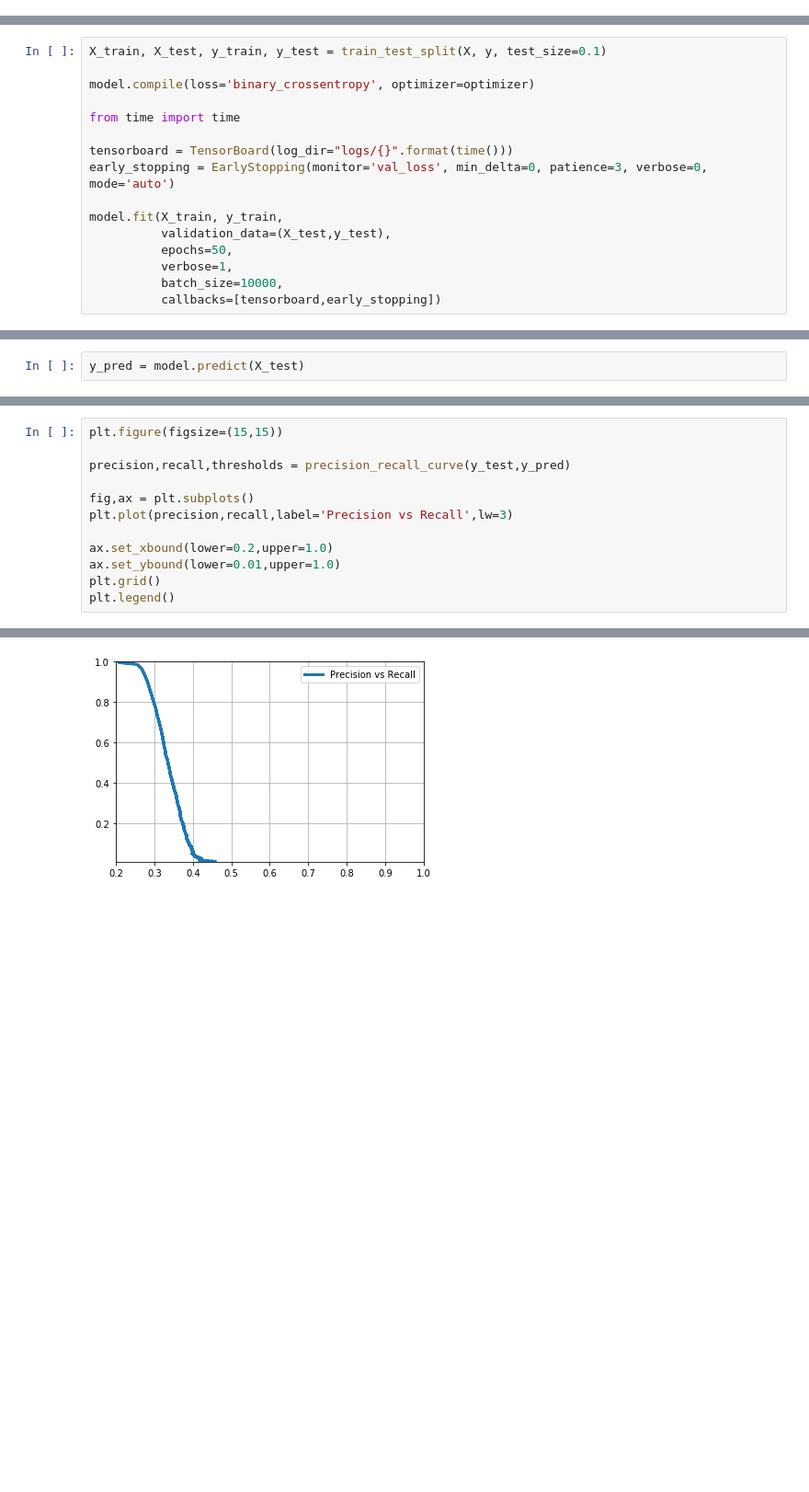
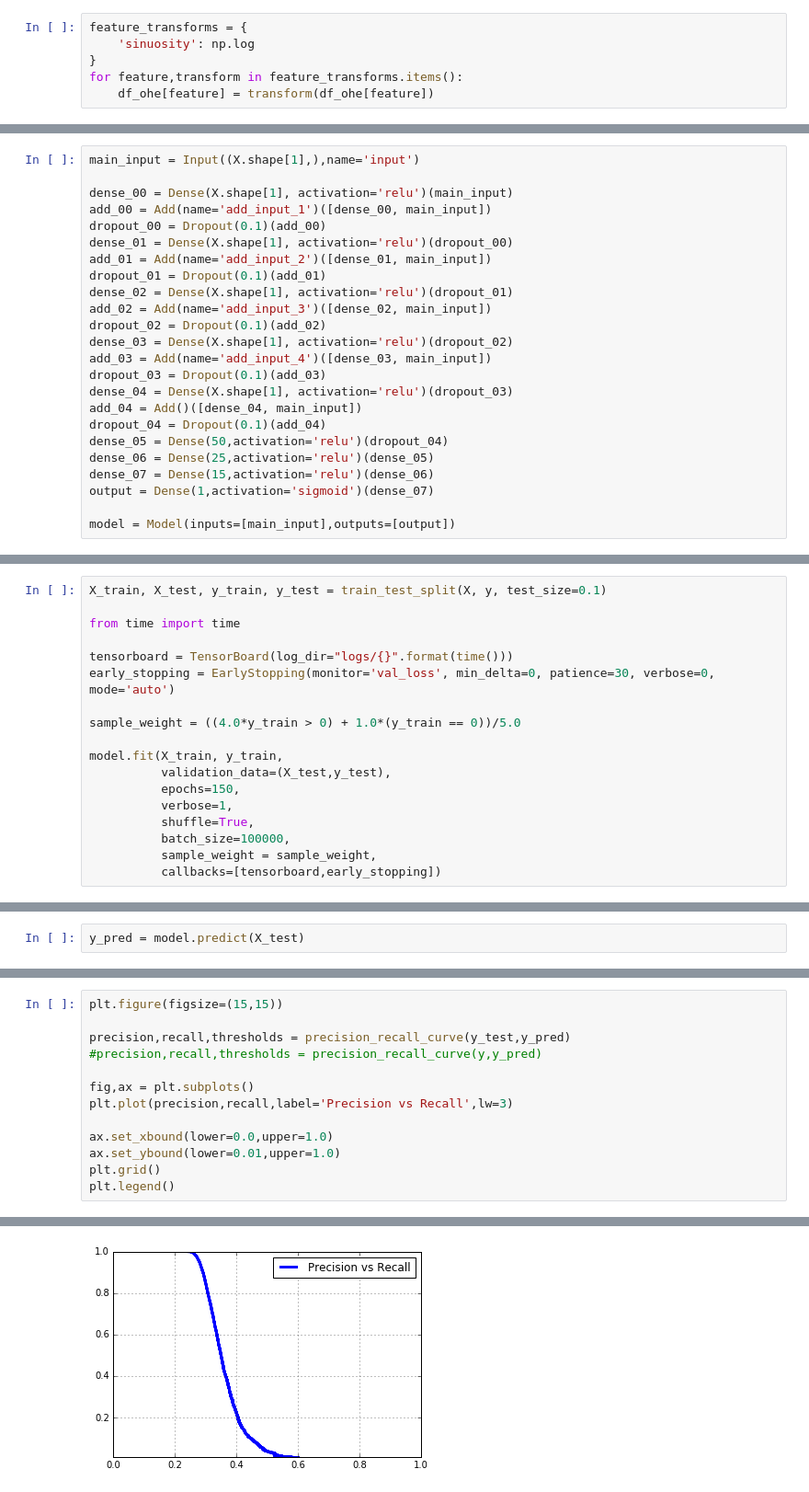
Before and after one commit to dwilson1988/traffic-collisions, a Jupyter notebook: train_model_neural_net.ipynb, the cells around one changed output, grey strips where cells are left out. Shown: that part at 92% size. Drawn from its saved outputs; the diff is of its cells as text; blank space fills up the shorter version.

```diff
--- a/train_model_neural_net.ipynb
+++ b/train_model_neural_net.ipynb
@@ -51,4 +52,10 @@ These are currently:
 * Road Orientation
+# %%
+feature_transforms = {
+    'sinuosity': np.log
+}
+for feature,transform in feature_transforms.items():
+    df_ohe[feature] = transform(df_ohe[feature])
 # %%
 float_feature_names = [
     'accident_counts',
@@ -133,0 +144,24 @@ optimizer = Adam()
+# %%
+main_input = Input((X.shape[1],),name='input')
+
+dense_00 = Dense(X.shape[1], activation='relu')(main_input)
+add_00 = Add(name='add_input_1')([dense_00, main_input])
+dropout_00 = Dropout(0.1)(add_00)
+dense_01 = Dense(X.shape[1], activation='relu')(dropout_00)
+add_01 = Add(name='add_input_2')([dense_01, main_input])
+dropout_01 = Dropout(0.1)(add_01)
+dense_02 = Dense(X.shape[1], activation='relu')(dropout_01)
+add_02 = Add(name='add_input_3')([dense_02, main_input])
+dropout_02 = Dropout(0.1)(add_02)
+dense_03 = Dense(X.shape[1], activation='relu')(dropout_02)
+add_03 = Add(name='add_input_4')([dense_03, main_input])
+dropout_03 = Dropout(0.1)(add_03)
+dense_04 = Dense(X.shape[1], activation='relu')(dropout_03)
+add_04 = Add()([dense_04, main_input])
+dropout_04 = Dropout(0.1)(add_04)
+dense_05 = Dense(50,activation='relu')(dropout_04)
+dense_06 = Dense(25,activation='relu')(dense_05)
+dense_07 = Dense(15,activation='relu')(dense_06)
+output = Dense(1,activation='sigmoid')(dense_07)
+
+model = Model(inputs=[main_input],outputs=[output])
@@ -134,18 +178,20 @@ optimizer = Adam()
 # %%
 X_train, X_test, y_train, y_test = train_test_split(X, y, test_size=0.1)
-
-model.compile(loss='binary_crossentropy', optimizer=optimizer)
 
 from time import time
 
 tensorboard = TensorBoard(log_dir="logs/{}".format(time()))
-early_stopping = EarlyStopping(monitor='val_loss', min_delta=0, patience=3, verbose=0, mode='auto')
+early_stopping = EarlyStopping(monitor='val_loss', min_delta=0, patience=30, verbose=0, mode='auto')
+
+sample_weight = ((4.0*y_train > 0) + 1.0*(y_train == 0))/5.0
 
 model.fit(X_train, y_train,
           validation_data=(X_test,y_test),
-          epochs=50,
+          epochs=150,
           verbose=1,
-          batch_size=10000,
+          shuffle=True,
+          batch_size=100000,
+          sample_weight = sample_weight,
           callbacks=[tensorboard,early_stopping])
 # %% [output]
 Train on 1774046 samples, validate on 197117 samples
@@ -199,19 +256,20 @@ plt.legend()
 # %%
 plt.figure(figsize=(15,15))
 
 precision,recall,thresholds = precision_recall_curve(y_test,y_pred)
+#precision,recall,thresholds = precision_recall_curve(y,y_pred)
 
 fig,ax = plt.subplots()
 plt.plot(precision,recall,label='Precision vs Recall',lw=3)
 
-ax.set_xbound(lower=0.2,upper=1.0)
+ax.set_xbound(lower=0.0,upper=1.0)
 ax.set_ybound(lower=0.01,upper=1.0)
 plt.grid()
 plt.legend()
 # %% [output]
 <matplotlib.legend.Legend at 0x...>
 <matplotlib.figure.Figure at 0x...>
-[figure, old version]
+[figure, new version]
 # %%
 plt.figure()
 plt.hist(y_pred,50)
```
Also changed, not shown: parts of 13 cells of this notebook, 1 other file.
